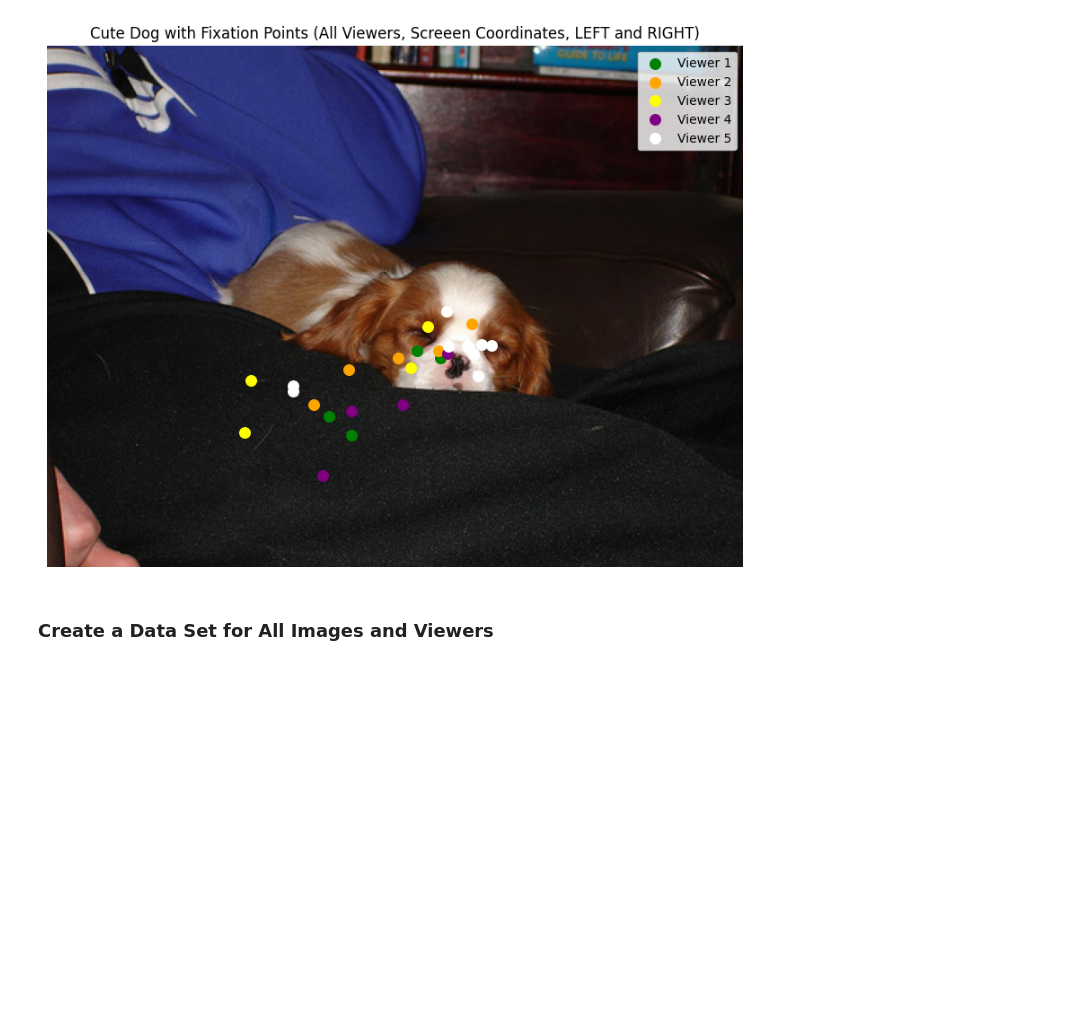
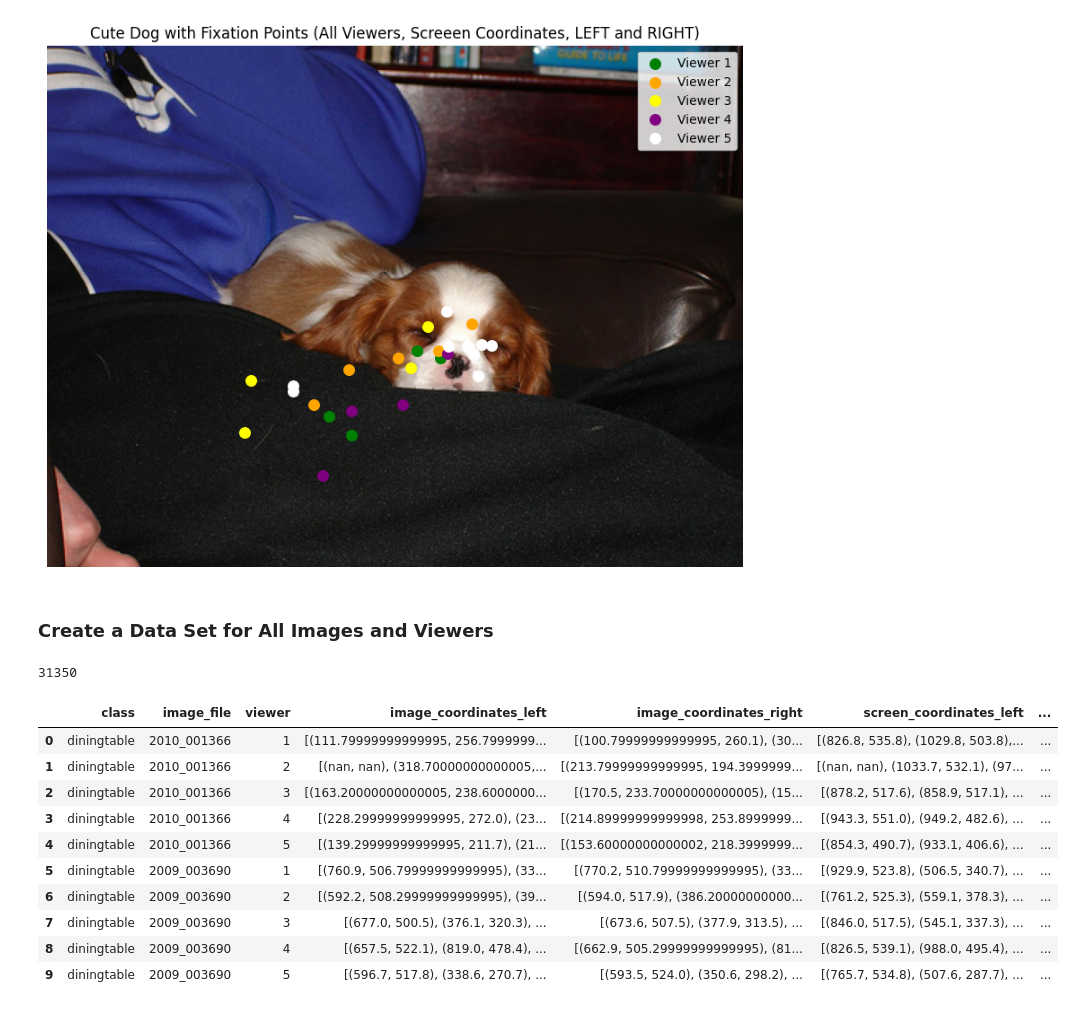
Before and after one commit to reascr/Enhancing-Image-Segmentation-with-Eye-tracking, a Jupyter notebook: exploring-eye-tracking-data-POET.ipynb, the cells around one changed output. Saved outputs shown, nothing was run; the diff lists cells and outputs as text; code cells hidden in the pictures; blank space fills up the shorter version.

Commit message:
Created dataset for eye tracking data

```diff
--- a/exploring-eye-tracking-data-POET.ipynb
+++ b/exploring-eye-tracking-data-POET.ipynb
@@ -457,3 +455,82 @@ plt.show()
 [figure]
 # %% [markdown]
 ### Create a Data Set for All Images and Viewers
+# %%
+import os
+
+data_dir = "/kaggle/input/poet-etdata"
+
+# Initialize an empty list to store DataFrame rows
+data_rows = []
+
+# Iterate over each file in the directory
+for file_name in os.listdir(data_dir): # et data for different classes (e.g. cat, dog, etc.)
+    if file_name.endswith(".mat"):
+        data = scipy.io.loadmat(os.path.join(data_dir, file_name))
+
+        # Extract class from filename, e.g., "cat" from "etData_cat.mat"
+        class_name = file_name.split("_")[1].split(".")[0]
+
+        # Loop through etData for each image
+        for image in data['etData']:
+            image_file = image['filename'][0][0]
+            for viewer_id in range(len(image['fixations'][0][0])): # loop trough viewers
+
+                image_coordinates_left = []  # also take NAN values for consistency (we can filter them out later)
+                image_coordinates_right = []
+                screen_coordinates_left = []
+                screen_coordinates_right = []
+
+                # collect IMAGE COORDINATES
+                for eye in ['fixR', "fixL"]: # Iterate over both eyes (Right and Left)
+                    eye_data = image['fixations'][0][0][viewer_id][1][eye] # image coordinates
+                    pos_data = eye_data[0][0]['pos'][0]
+                    for fix_points in pos_data:
+                        for fix_point in fix_points:
+                            x, y = fix_point[0], fix_point[1]
+                            if eye == 'fixR':
+                                image_coordinates_right.append((x, y))
+                            elif eye == 'fixL':
+                                image_coordinates_left.append((x, y))
+
+                # collect SCREEN COORDINATES
+                for eye in ['fixR', "fixL"]: # Iterate over both eyes (Right and Left)
+                    eye_data = image['fixations'][0][0][viewer_id][0][eye] # screen coordinates
+                    pos_data = eye_data[0][0]['pos'][0]
+                    for fix_points in pos_data:
+                        for fix_point in fix_points:
+                            x, y = fix_point[0], fix_point[1]
+                            if eye == 'fixR':
+                                screen_coordinates_right.append((x, y))
+                            elif eye == 'fixL':
+                                screen_coordinates_left.append((x, y))
+
+
+                # Append this data as a row to the list
+                data_rows.append({
+                    "class": class_name,
+                    "image_file": image_file,
+                    "viewer": viewer_id + 1,
+                    "image_coordinates_left": image_coordinates_left,
+                    "image_coordinates_right": image_coordinates_right,
+                    "screen_coordinates_left": screen_coordinates_left,
+                    "screen_coordinates_right": screen_coordinates_right
+                })
+
+# Convert to a DataFrame
+df = pd.DataFrame(data_rows)
+print(len(df))
+df.head(10)
+# %% [output]
+31350
+|  | class | image_file | viewer | image_coordinates_left | image_coordinates_right | screen_coordinates_left | ... |
+| 0 | diningtable | 2010_001366 | 1 | [(111.79999999999995, 256.7999999... | [(100.79999999999995, 260.1), (30... | [(826.8, 535.8), (1029.8, 503.8),... | ... |
+| 1 | diningtable | 2010_001366 | 2 | [(nan, nan), (318.70000000000005,... | [(213.79999999999995, 194.3999999... | [(nan, nan), (1033.7, 532.1), (97... | ... |
+| 2 | diningtable | 2010_001366 | 3 | [(163.20000000000005, 238.6000000... | [(170.5, 233.70000000000005), (15... | [(878.2, 517.6), (858.9, 517.1), ... | ... |
+| 3 | diningtable | 2010_001366 | 4 | [(228.29999999999995, 272.0), (23... | [(214.89999999999998, 253.8999999... | [(943.3, 551.0), (949.2, 482.6), ... | ... |
+| 4 | diningtable | 2010_001366 | 5 | [(139.29999999999995, 211.7), (21... | [(153.60000000000002, 218.3999999... | [(854.3, 490.7), (933.1, 406.6), ... | ... |
+| 5 | diningtable | 2009_003690 | 1 | [(760.9, 506.79999999999995), (33... | [(770.2, 510.79999999999995), (33... | [(929.9, 523.8), (506.5, 340.7), ... | ... |
+| 6 | diningtable | 2009_003690 | 2 | [(592.2, 508.29999999999995), (39... | [(594.0, 517.9), (386.20000000000... | [(761.2, 525.3), (559.1, 378.3), ... | ... |
+| 7 | diningtable | 2009_003690 | 3 | [(677.0, 500.5), (376.1, 320.3), ... | [(673.6, 507.5), (377.9, 313.5), ... | [(846.0, 517.5), (545.1, 337.3), ... | ... |
+| 8 | diningtable | 2009_003690 | 4 | [(657.5, 522.1), (819.0, 478.4), ... | [(662.9, 505.29999999999995), (81... | [(826.5, 539.1), (988.0, 495.4), ... | ... |
+| 9 | diningtable | 2009_003690 | 5 | [(596.7, 517.8), (338.6, 270.7), ... | [(593.5, 524.0), (350.6, 298.2), ... | [(765.7, 534.8), (507.6, 287.7), ... | ... |
```
Also changed, not shown: parts of 3 cells of this notebook.
